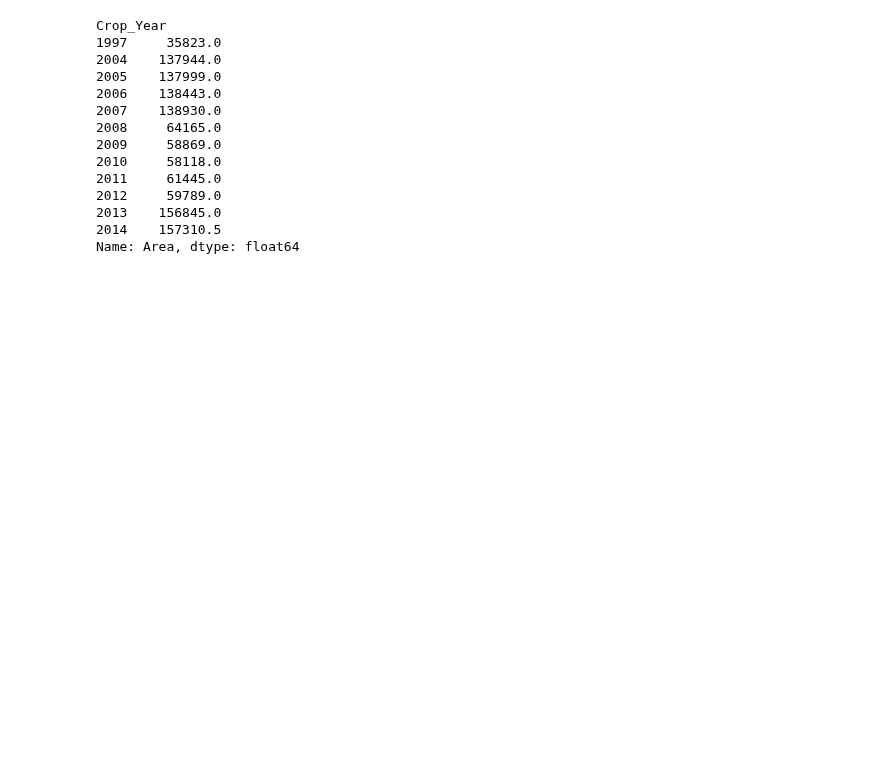
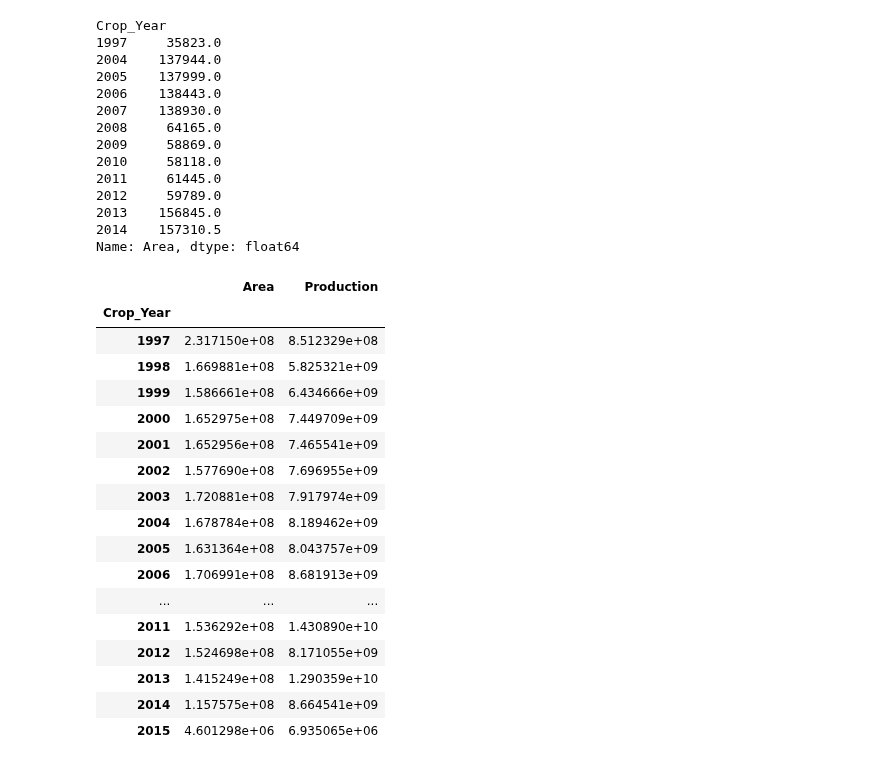
Before and after one commit to firefistKunal/DataScienceN00b, a Jupyter notebook: Agriculture/READTHIS.ipynb, the cells around one changed output. Saved outputs shown, nothing was run; the diff lists cells and outputs as text; code cells hidden in the pictures; blank space fills up the shorter version.

```diff
--- a/Agriculture/READTHIS.ipynb
+++ b/Agriculture/READTHIS.ipynb
@@ -52,3 +52,24 @@ Crop_Year
 2013    156845.0
 2014    157310.5
 Name: Area, dtype: float64
+# %%
+data.groupby(['Crop_Year']).agg(np.sum)
+# %% [output]
+|  | Area | Production |
+| Crop_Year |  |  |
+| 1997 | 2.317150e+08 | 8.512329e+08 |
+| 1998 | 1.669881e+08 | 5.825321e+09 |
+| 1999 | 1.586661e+08 | 6.434666e+09 |
+| 2000 | 1.652975e+08 | 7.449709e+09 |
+| 2001 | 1.652956e+08 | 7.465541e+09 |
+| 2002 | 1.577690e+08 | 7.696955e+09 |
+| 2003 | 1.720881e+08 | 7.917974e+09 |
+| 2004 | 1.678784e+08 | 8.189462e+09 |
+| 2005 | 1.631364e+08 | 8.043757e+09 |
+| 2006 | 1.706991e+08 | 8.681913e+09 |
+| ... | ... | ... |
+| 2011 | 1.536292e+08 | 1.430890e+10 |
+| 2012 | 1.524698e+08 | 8.171055e+09 |
+| 2013 | 1.415249e+08 | 1.290359e+10 |
+| 2014 | 1.157575e+08 | 8.664541e+09 |
+| 2015 | 4.601298e+06 | 6.935065e+06 |
```
Also changed, not shown: 4 other files.
